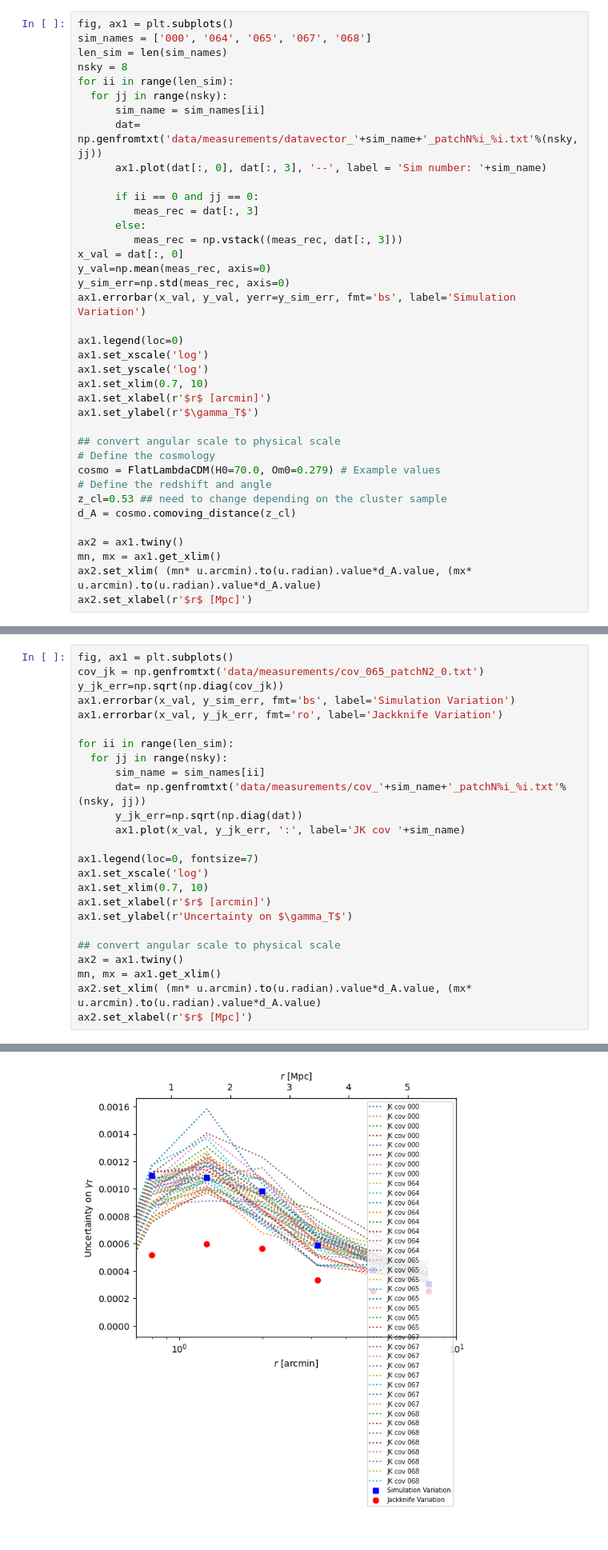
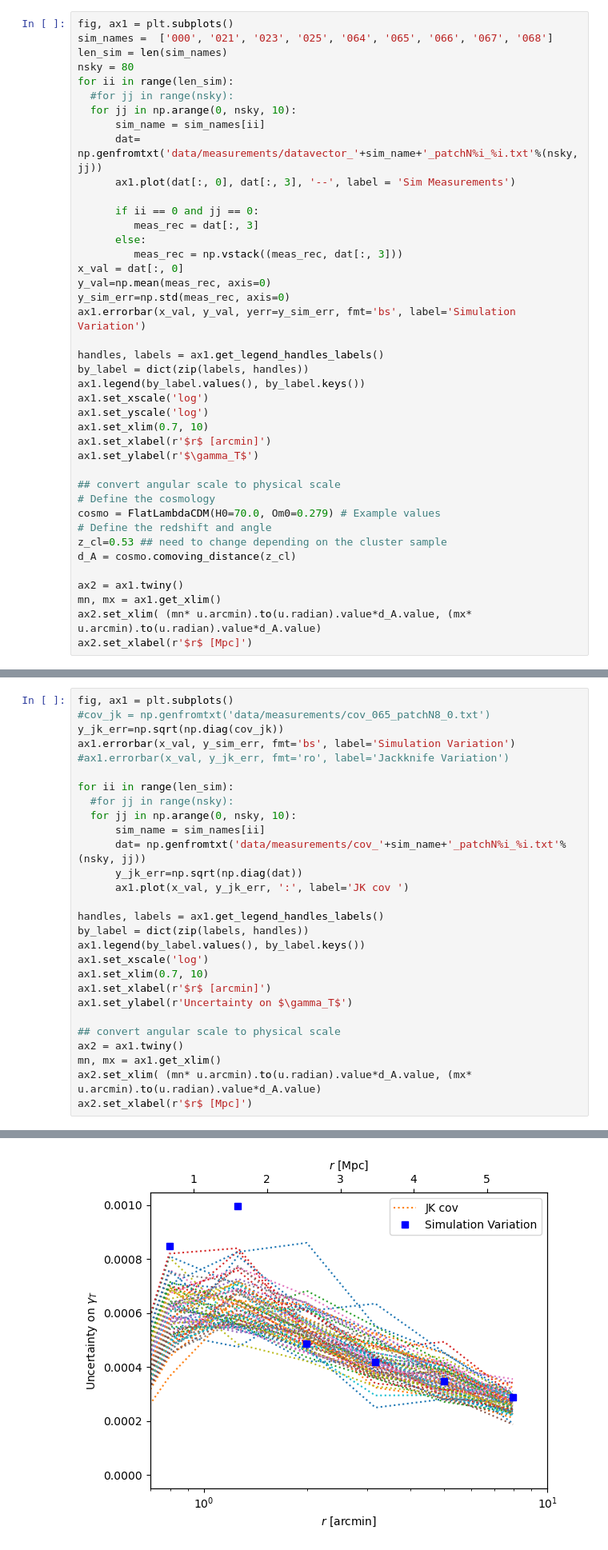
Before and after one commit to LSSTDESC/CL_JKcovariance_testing, a Jupyter notebook: takahashi_analysis/Covariance_plotting_Comparison.ipynb, the cells around one changed output, grey strips where cells are left out. Shown at 80% size. Drawn from its saved outputs; the diff is of its cells as text.

```diff
--- a/takahashi_analysis/Covariance_plotting_Comparison.ipynb
+++ b/takahashi_analysis/Covariance_plotting_Comparison.ipynb
@@ -15,14 +15,15 @@ from astropy import units as u
 Plot measurements
 # %%
 fig, ax1 = plt.subplots()
-sim_names = ['000', '064', '065', '067', '068']
+sim_names =  ['000', '021', '023', '025', '064', '065', '066', '067', '068']
 len_sim = len(sim_names)
-nsky = 8
+nsky = 80
 for ii in range(len_sim):
-  for jj in range(nsky):
+  #for jj in range(nsky):
+  for jj in np.arange(0, nsky, 10):
       sim_name = sim_names[ii]
       dat= np.genfromtxt('data/measurements/datavector_'+sim_name+'_patchN%i_%i.txt'%(nsky, jj))
-      ax1.plot(dat[:, 0], dat[:, 3], '--', label = 'Sim number: '+sim_name)
+      ax1.plot(dat[:, 0], dat[:, 3], '--', label = 'Sim Measurements')
 
       if ii == 0 and jj == 0:
          meas_rec = dat[:, 3]
@@ -33,7 +34,9 @@ y_val=np.mean(meas_rec, axis=0)
 y_sim_err=np.std(meas_rec, axis=0)
 ax1.errorbar(x_val, y_val, yerr=y_sim_err, fmt='bs', label='Simulation Variation')
 
-ax1.legend(loc=0)
+handles, labels = ax1.get_legend_handles_labels()
+by_label = dict(zip(labels, handles))
+ax1.legend(by_label.values(), by_label.keys())
 ax1.set_xscale('log')
 ax1.set_yscale('log')
 ax1.set_xlim(0.7, 10)
@@ -58,29 +61,32 @@ Text(0.5, 0, '$r$ [Mpc]')
 Plotting the errorbar from covariance and simulation variation
 # %%
 fig, ax1 = plt.subplots()
-cov_jk = np.genfromtxt('data/measurements/cov_065_patchN2_0.txt')
+#cov_jk = np.genfromtxt('data/measurements/cov_065_patchN8_0.txt')
 y_jk_err=np.sqrt(np.diag(cov_jk))
 ax1.errorbar(x_val, y_sim_err, fmt='bs', label='Simulation Variation')
-ax1.errorbar(x_val, y_jk_err, fmt='ro', label='Jackknife Variation')
+#ax1.errorbar(x_val, y_jk_err, fmt='ro', label='Jackknife Variation')
 
 for ii in range(len_sim):
-  for jj in range(nsky):
+  #for jj in range(nsky):
+  for jj in np.arange(0, nsky, 10):
       sim_name = sim_names[ii]
       dat= np.genfromtxt('data/measurements/cov_'+sim_name+'_patchN%i_%i.txt'%(nsky, jj))
       y_jk_err=np.sqrt(np.diag(dat))
-      ax1.plot(x_val, y_jk_err, ':', label='JK cov '+sim_name)
+      ax1.plot(x_val, y_jk_err, ':', label='JK cov ')
 
-ax1.legend(loc=0, fontsize=7)
+handles, labels = ax1.get_legend_handles_labels()
+by_label = dict(zip(labels, handles))
+ax1.legend(by_label.values(), by_label.keys())
 ax1.set_xscale('log')
 ax1.set_xlim(0.7, 10)
 ax1.set_xlabel(r'$r$ [arcmin]')
 ax1.set_ylabel(r'Uncertainty on $\gamma_T$')
 
 ## convert angular scale to physical scale
 ax2 = ax1.twiny()
 mn, mx = ax1.get_xlim()
 ax2.set_xlim( (mn* u.arcmin).to(u.radian).value*d_A.value, (mx* u.arcmin).to(u.radian).value*d_A.value)
 ax2.set_xlabel(r'$r$ [Mpc]')
 # %% [output]
 Text(0.5, 0, '$r$ [Mpc]')
-[figure, old version]
+[figure, new version]
```
Also changed, not shown: parts of 1 cell of this notebook, 1 other file.
